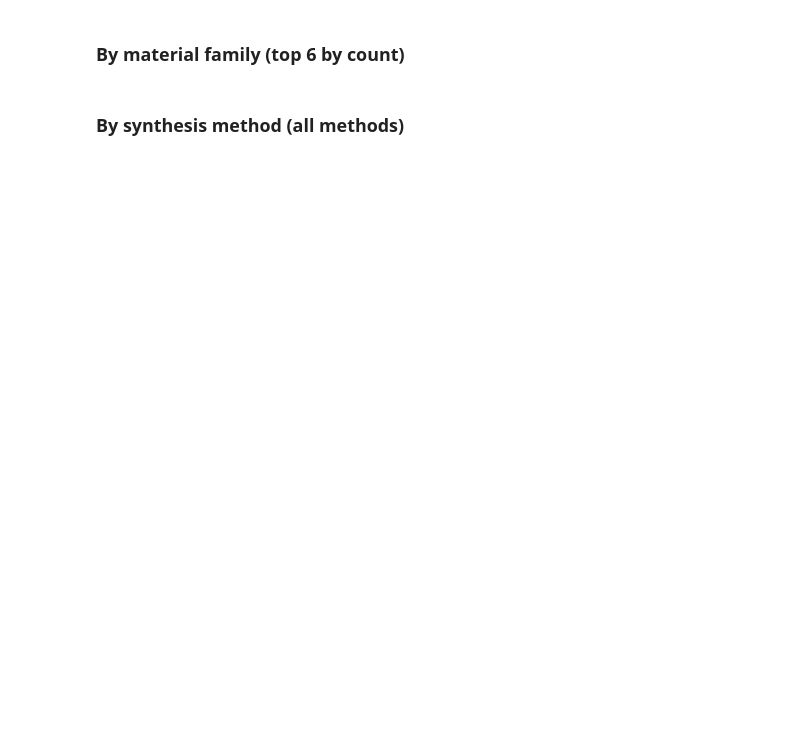
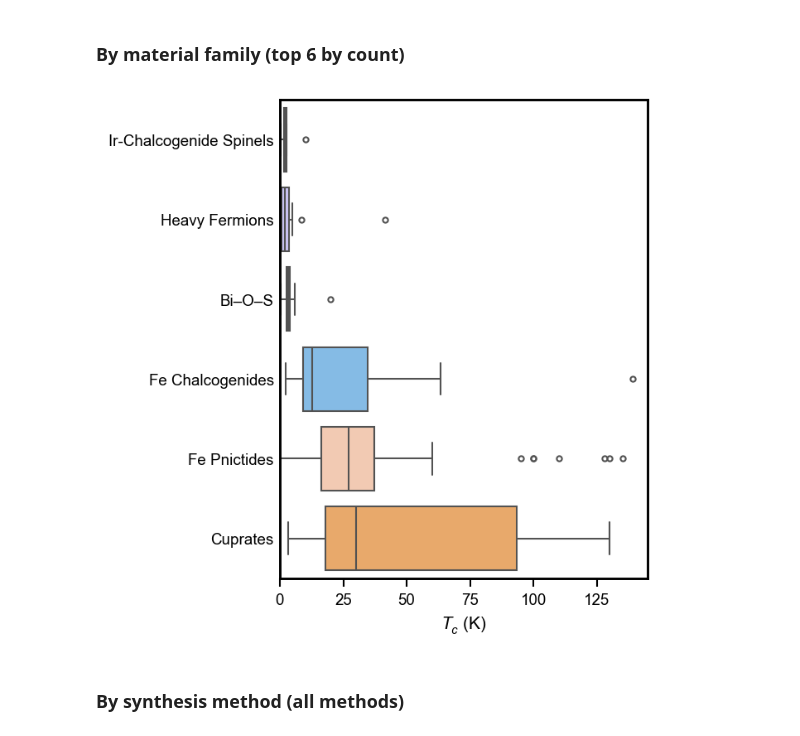
Before and after one commit to LeMaterial/lematerial-llm-synthesis, a Jupyter notebook: examples/scripts/case_study_superconductors/results_supercond.ipynb, the cells around one changed output. Cells and saved outputs as stored; diff of their text form; code cells hidden in the pictures; blank space fills up the shorter version.

Commit message:
Formating script for plot 5 + pdf + svg

```diff
--- a/examples/scripts/case_study_superconductors/results_supercond.ipynb
+++ b/examples/scripts/case_study_superconductors/results_supercond.ipynb
@@ -924,18 +1003,15 @@ import textwrap
 
 
 def wrap_labels(ax, width=14):
-    """Line-break long y-tick category labels so square panels stay narrow.
+    """Line-break long y-tick category labels."""
+    for t in ax.get_yticklabels():
+        new_label = textwrap.fill(
+            re.sub(r"\s*\([^)]*\)", "", t.get_text()),
+            width
+        )
+        t.set_text(new_label)
 
-    Drops any parenthetical (e.g. mathtext subscript notation like
-    "(CuIr$_2$X$_4$)") before wrapping -- textwrap has no notion of
-    mathtext and will break mid-`$...$`, garbling the label.
-    """
-    ax.set_yticklabels(
-        [
-            textwrap.fill(re.sub(r"\s*\([^)]*\)", "", t.get_text()), width)
-            for t in ax.get_yticklabels()
-        ]
-    )
+    ax.figure.canvas.draw_idle()
 # %% [markdown]
 ### By material family (all families)
 # %%
@@ -967,36 +1045,97 @@ plt.savefig("tc_best_by_family_all.pdf", bbox_inches="tight")
 # %% [markdown]
 ### By material family (top 6 by count)
 # %%
-top_family = plot_df_judge["family"].value_counts().nlargest(6).index
-plot_df_family_top6 = plot_df_judge[plot_df_judge["family"].isin(top_family)]
+# Reuse the synthesis-method colours
+family_colors = {
+    "Ir-Chalcogenide Spinels": (0.92, 0.50, 0.80),
+    "Heavy Fermions": (0.78, 0.74, 0.99),
+    "Bi–O–S": (0.12, 0.50, 0.95),
+    "Fe Pnictides": (0.99, 0.78, 0.66),
+    "Fe Chalcogenides":  (0.46, 0.74, 0.96),
+    "Cuprates": (0.99, 0.66, 0.34),
+}
+
+# Remove "Other"
+plot_df_judge_no_other = plot_df_judge[
+    plot_df_judge["family"] != "Other"
+]
+
+top_family = plot_df_judge_no_other["family"].value_counts().nlargest(6).index
+plot_df_family_top6 = plot_df_judge_no_other[plot_df_judge_no_other["family"].isin(top_family)]
+
+family_labels = {
+    "Heavy fermions": "Heavy Fermions",
+    "Iron pnictides": "Fe Pnictides",
+    "Iron chalcogenides": "Fe Chalcogenides",
+    "Cuprates": "Cuprates",
+    "Bi-O-S compounds": "Bi–O–S",
+    "Re-Mo alloys": "Re–Mo Alloys",
+    "Other borides": "Other Borides",
+    "Hydrides": "Hydrides",
+    "Cr-pnictides": "Cr Pnictides",
+    "BiS$_2$-based": "BiS₂-Based",
+    "Kagome metals (AV$_3$Sb$_5$)": "Kagome Metals",
+    "Borides (MgB$_2$-type)": "MgB₂-Type Borides",
+    "Nickelates": "Nickelates",
+    "Nitrides/carbides": "Nitrides & Carbides",
+    "Tellurides": "Tellurides",
+    "Ir-chalcogenide spinels (CuIr$_2$X$_4$)": "Ir-Chalcogenide Spinels",
+    "Ni-pnictides (non-Fe)": "Ni Pnictides",
+    "A15-type": "A15-Type"
+}
+
+# Copy for plotting only
+plot_df_family_top6_plot = plot_df_family_top6.copy()
+
+# Replace labels
+plot_df_family_top6["family"] = (
+    plot_df_family_top6["family"].replace(family_labels)
+)
+
+
 order_family = (
     plot_df_family_top6.groupby("family")["tc_best"]
     .median()
     .sort_values()
     .index
 )
 n_family = len(order_family)
 fig, ax = plt.subplots(figsize=(5, 5))
-ax.set_box_aspect(1)
+ax.set_box_aspect(1.3)
 sns.boxplot(
     data=plot_df_family_top6,
     x="tc_best",
     y="family",
     order=order_family,
     hue="family",
-    palette=sns.color_palette(PAL, n_colors=n_family),
+    palette=family_colors,
     legend=False,
     fliersize=3,
     ax=ax,
 )
 ax.set_xlabel("$T_c$ (K)")
 ax.set_ylabel("")
 # ax.set_title("By family, top 6 (judge score > 4)", fontsize=10)
 wrap_labels(ax)
-plt.tight_layout()
-# plt.show()
+
+ax.tick_params(
+    axis="x",
+    which="major",
+    direction="out",
+    length=5,
+    width=1,
+)
+ax.set_xlim(0, 145)
+ax.xaxis.set_ticks_position("bottom")
+ax.tick_params(axis="x", bottom=True, direction="out")
+ax.minorticks_off()
+#plt.tight_layout()
+#plt.show()
 # save plot as pdf
 plt.savefig("tc_best_by_family_top6.pdf", bbox_inches="tight")
+plt.savefig("tc_best_by_family_top6.svg", bbox_inches="tight")
+# %% [output]
+[figure, added]
 # %% [markdown]
 ### By synthesis method (all methods)
 # %%
```
Also changed, not shown: parts of 16 cells of this notebook, 4 other files.
